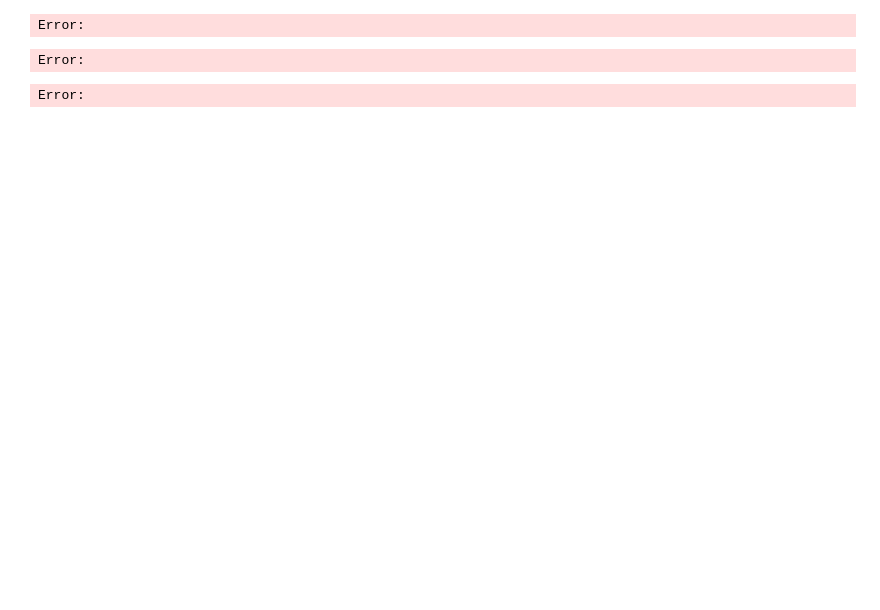
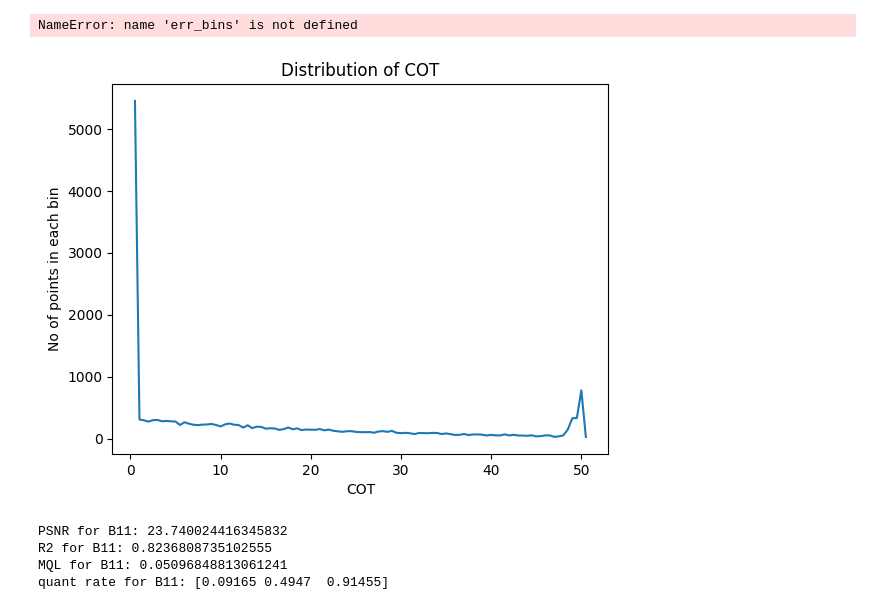
Before and after one commit to filipronn/SEEX30_Cloud_Fog, a Jupyter notebook: parameter_sweeps.ipynb, the cells around one changed output. Saved outputs shown, nothing was run; the diff lists cells and outputs as text; code cells hidden in the pictures; blank space fills up the shorter version.

```diff
--- a/parameter_sweeps.ipynb
+++ b/parameter_sweeps.ipynb
@@ -40,10 +39,14 @@ Error:
 # %%
 data_water=parse.parse('SMHIdata/cloudrm_water.dat')
-data_clear=parse.parse('SMHIdata/cloudrm_clear.dat')
+data_water2=parse.parse('SMHIdata/cloudrm2_water.dat')
+data_clear=parse.parse('SMHIdata/cloudrm2_clear.dat')
 data_ice=parse.parse('SMHIdata/cloudrm_ice.dat')
+data_ice2=parse.parse('SMHIdata/cloudrm2_ice.dat')
 data_mixed=parse.parse('SMHIdata/cloudrm_mixed.dat')
+data_mixed2=parse.parse('SMHIdata/cloudrm2_mixed.dat')
 
 #Concatinate all datasets
-data_all=pd.concat([data_water, data_clear, data_ice, data_mixed])
+data_all=pd.concat([data_water2, data_clear, data_ice2, data_mixed2])
 data_all=data_all.drop(columns=['Surface_Desc','Cloud_B01','Clear_B01'])
 df_truth=data_all.copy()
+df_truth=df_truth.reset_index(drop=True)
@@ -55,8 +53,7 @@ Error:
 # %%
 ##Train test validation split##
 X_labels= ['Cloud_B02','Cloud_B03','Cloud_B04','Cloud_B05','Cloud_B06',
-           'Cloud_B07','Cloud_B08','Cloud_B08A','Cloud_B09','Cloud_B10','Cloud_B11','Cloud_B12',
-           'Sat_Zenith_Angle','Sun_Zenith_Angle','Azimuth_Diff_Angle']
+           'Cloud_B07','Cloud_B08','Cloud_B08A','Cloud_B09','Cloud_B10','Cloud_B11','Cloud_B12']
 
 y_labels=['Clear_B02','Clear_B03','Clear_B04','Clear_B05','Clear_B06',
            'Clear_B07','Clear_B08','Clear_B08A','Clear_B09','Clear_B10','Clear_B11','Clear_B12']
@@ -223,51 +230,53 @@ y_pred_sort=preds_total[COTidx,:,:]
 #Find errors and uncs for band 11
 all_bands=False
 if all_bands:
-    errors = np.mean(np.abs(y_test_np_sort[:,:]-y_pred_sort[:,:,est]),axis=1)
-    uncs = np.mean(y_pred_sort[:,:,2]-y_pred_sort[:,:,0],axis=1)
+    errors2 = np.mean((y_test_np_sort[:,:]-y_pred_sort[:,:,est])**2,axis=1)
+    uncs = np.mean(y_pred_sort[:,:,-1]-y_pred_sort[:,:,0],axis=1)
 else:
     band = 10
-    errors = np.abs(y_test_np_sort[:,band]-y_pred_sort[:,band,est])
-    uncs = y_pred_sort[:,band,2]-y_pred_sort[:,band,0]
+    errors2 = (y_test_np_sort[:,band]-y_pred_sort[:,band,est])**2
+    uncs = y_pred_sort[:,band,-1]-y_pred_sort[:,band,0]
 
 #sort errors and uncs into bins based on COT
-COTedges=np.linspace(0,50,51)
-err_bins = np.zeros(len(COTedges)-1)
+COTedges=np.linspace(0,50.5,102)
+err2_bins = np.zeros(len(COTedges)-1)
 unc_bins = np.zeros(len(COTedges)-1)
 bin_freq = np.zeros(len(COTedges)-1)
 
 for i in range(len(COT_sorted)):
     for j in range(len(COTedges)-1):
-        if COT_sorted[i] > COTedges[j] and COT_sorted[i] < COTedges[j+1]:
-            err_bins[j] = err_bins[j] + errors[i]
+        if COT_sorted[i] >= COTedges[j] and COT_sorted[i] < COTedges[j+1]:
+            err2_bins[j] = err2_bins[j] + errors2[i]
             unc_bins[j] = unc_bins[j] + uncs[i]
             bin_freq[j] = bin_freq[j] + 1
             break
 
 #Find mean errs and uncs in each bin
-err_mean_bins = err_bins/bin_freq
+err2_mean_bins = err2_bins/bin_freq
 unc_mean_bins = unc_bins/bin_freq
 
 x=COTedges[:-1]+0.5
+MSEplot = mse*np.ones(len(x))
 plt.figure()
-plt.plot(x,err_mean_bins)
+plt.plot(x,err2_mean_bins)
 plt.plot(x,unc_mean_bins)
-plt.title('MAE and estimated uncertainty over COT values')
-plt.legend(['Mean absolute error for each COT','Mean uncertainty for each COT (quant 0.9-0.1)'])
+plt.plot(x,MSEplot)
+plt.title('MSE and estimated uncertainty over COT values')
+plt.legend(['Mean squared error for each COT','Mean uncertainty for each COT (quant 0.9-0.1)','MSE over whole set'])
 plt.xlabel('COT')
-plt.ylabel('Mean error/uncertainty')
+plt.ylabel('Mean squared error/uncertainty')
 plt.show()
 # %% [output]
-Error:
+NameError: name 'err_bins' is not defined
 # %%
 plt.figure()
 plt.plot(x,bin_freq)
-plt.legend('Distribution of COT')
+plt.title('Distribution of COT')
 plt.ylabel('No of points in each bin')
 plt.xlabel('COT')
 plt.show()
 # %% [output]
-Error:
+[figure, added]
 # %%
 psnr_11=QuantileNetwork.PSNR(y_test.to_numpy()[:,10],preds_total[:,10,est])
 r2_11=r2_score(y_test.to_numpy()[:,10],preds_total[:,10,est])
@@ -279,4 +288,7 @@ print('R2 for B11: '+str(r2_11))
 print('MQL for B11: '+str(mean_quantile))
 print('quant rate for B11: '+str(quant_rate_11))
 # %% [output]
-Error:
+PSNR for B11: 23.740024416345832
+R2 for B11: 0.8236808735102555
+MQL for B11: 0.05096848813061241
+quant rate for B11: [0.09165 0.4947  0.91455]
```
Also changed, not shown: parts of 14 cells of this notebook, 1 other file.
